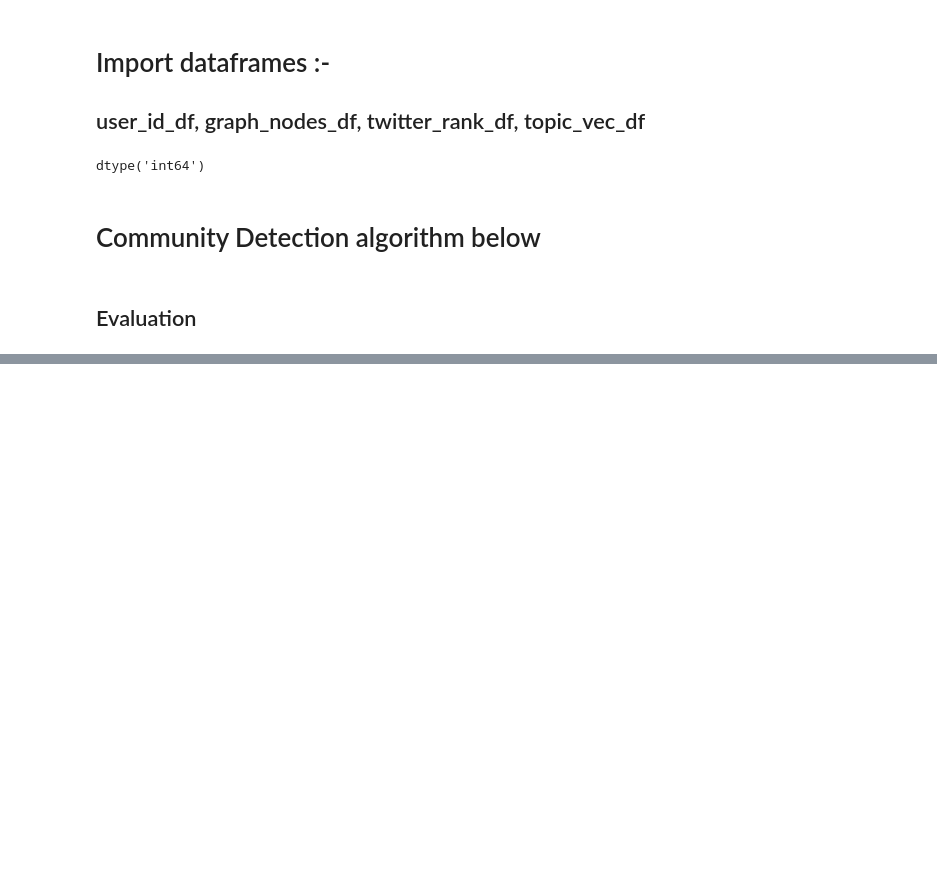
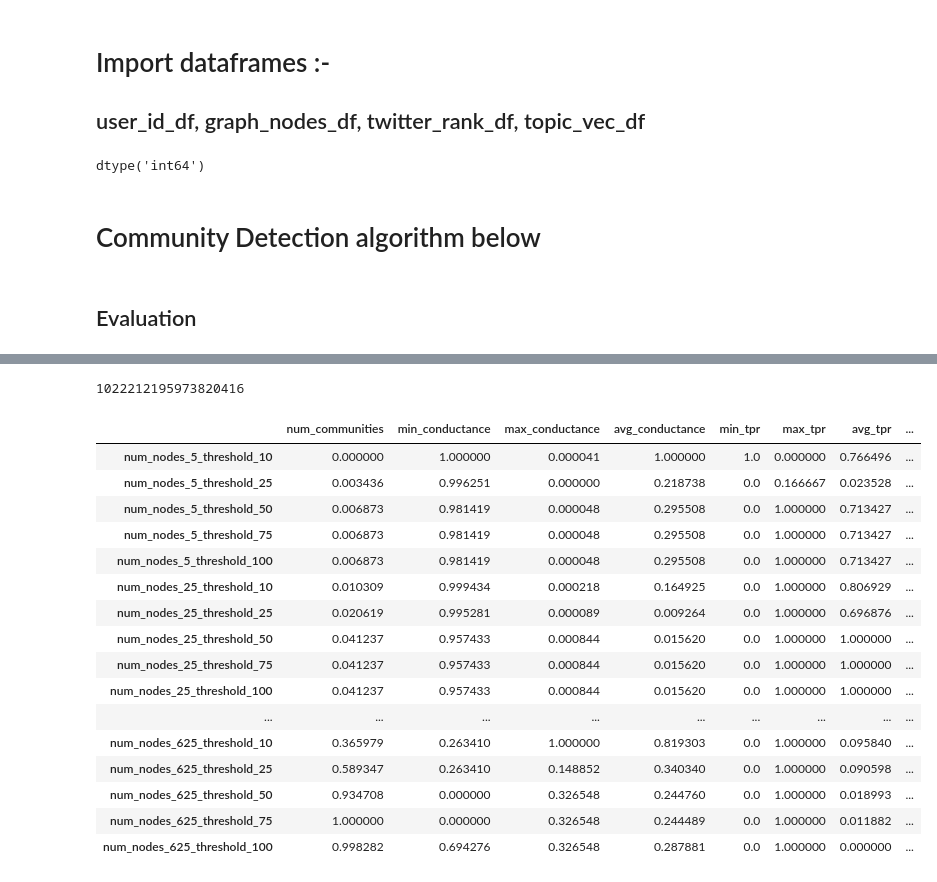
Before and after one commit to Soumithri/Thesis, a Jupyter notebook: notebooks/code.ipynb, the cells around one changed output, grey strips where cells are left out. Saved outputs shown, nothing was run; the diff lists cells and outputs as text; code cells hidden in the pictures; blank space fills up the shorter version.

```diff
--- a/notebooks/code.ipynb
+++ b/notebooks/code.ipynb
@@ -868,0 +747,4 @@ See the caveats in the documentation: http://pandas.pydata.org/pandas-docs/stabl
+# %%
+int(1.0222121959738204e+18)
+# %% [output]
+1022212195973820416
@@ -868,0 +755,26 @@ See the caveats in the documentation: http://pandas.pydata.org/pandas-docs/stabl
+# %%
+from sklearn.preprocessing import MinMaxScaler, StandardScaler
+
+min_max_scaled_df = plot_df.iloc[:, :]
+
+min_max_scaled_df.iloc[:, :-1] = MinMaxScaler().fit_transform(plot_df.iloc[:, :-1])
+# %%
+min_max_scaled_df
+# %% [output]
+|  | num_communities | min_conductance | max_conductance | avg_conductance | min_tpr | max_tpr | avg_tpr | ... |
+| num_nodes_5_threshold_10 | 0.000000 | 1.000000 | 0.000041 | 1.000000 | 1.0 | 0.000000 | 0.766496 | ... |
+| num_nodes_5_threshold_25 | 0.003436 | 0.996251 | 0.000000 | 0.218738 | 0.0 | 0.166667 | 0.023528 | ... |
+| num_nodes_5_threshold_50 | 0.006873 | 0.981419 | 0.000048 | 0.295508 | 0.0 | 1.000000 | 0.713427 | ... |
+| num_nodes_5_threshold_75 | 0.006873 | 0.981419 | 0.000048 | 0.295508 | 0.0 | 1.000000 | 0.713427 | ... |
+| num_nodes_5_threshold_100 | 0.006873 | 0.981419 | 0.000048 | 0.295508 | 0.0 | 1.000000 | 0.713427 | ... |
+| num_nodes_25_threshold_10 | 0.010309 | 0.999434 | 0.000218 | 0.164925 | 0.0 | 1.000000 | 0.806929 | ... |
+| num_nodes_25_threshold_25 | 0.020619 | 0.995281 | 0.000089 | 0.009264 | 0.0 | 1.000000 | 0.696876 | ... |
+| num_nodes_25_threshold_50 | 0.041237 | 0.957433 | 0.000844 | 0.015620 | 0.0 | 1.000000 | 1.000000 | ... |
+| num_nodes_25_threshold_75 | 0.041237 | 0.957433 | 0.000844 | 0.015620 | 0.0 | 1.000000 | 1.000000 | ... |
+| num_nodes_25_threshold_100 | 0.041237 | 0.957433 | 0.000844 | 0.015620 | 0.0 | 1.000000 | 1.000000 | ... |
+| ... | ... | ... | ... | ... | ... | ... | ... | ... |
+| num_nodes_625_threshold_10 | 0.365979 | 0.263410 | 1.000000 | 0.819303 | 0.0 | 1.000000 | 0.095840 | ... |
+| num_nodes_625_threshold_25 | 0.589347 | 0.263410 | 0.148852 | 0.340340 | 0.0 | 1.000000 | 0.090598 | ... |
+| num_nodes_625_threshold_50 | 0.934708 | 0.000000 | 0.326548 | 0.244760 | 0.0 | 1.000000 | 0.018993 | ... |
+| num_nodes_625_threshold_75 | 1.000000 | 0.000000 | 0.326548 | 0.244489 | 0.0 | 1.000000 | 0.011882 | ... |
+| num_nodes_625_threshold_100 | 0.998282 | 0.694276 | 0.326548 | 0.287881 | 0.0 | 1.000000 | 0.000000 | ... |
```
Also changed, not shown: parts of 88 cells of this notebook, 21 other files.
